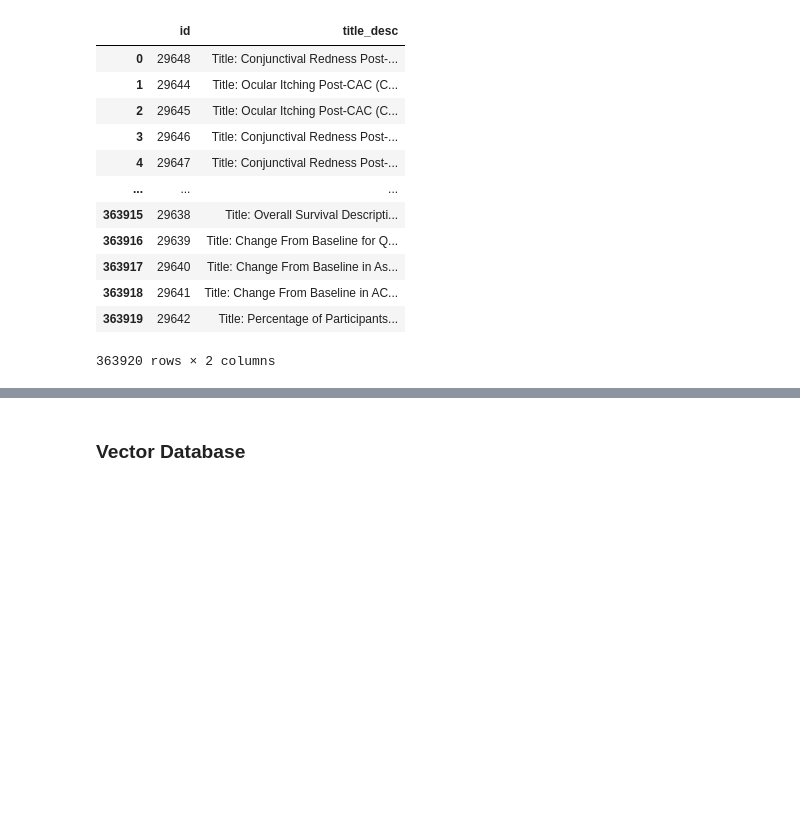
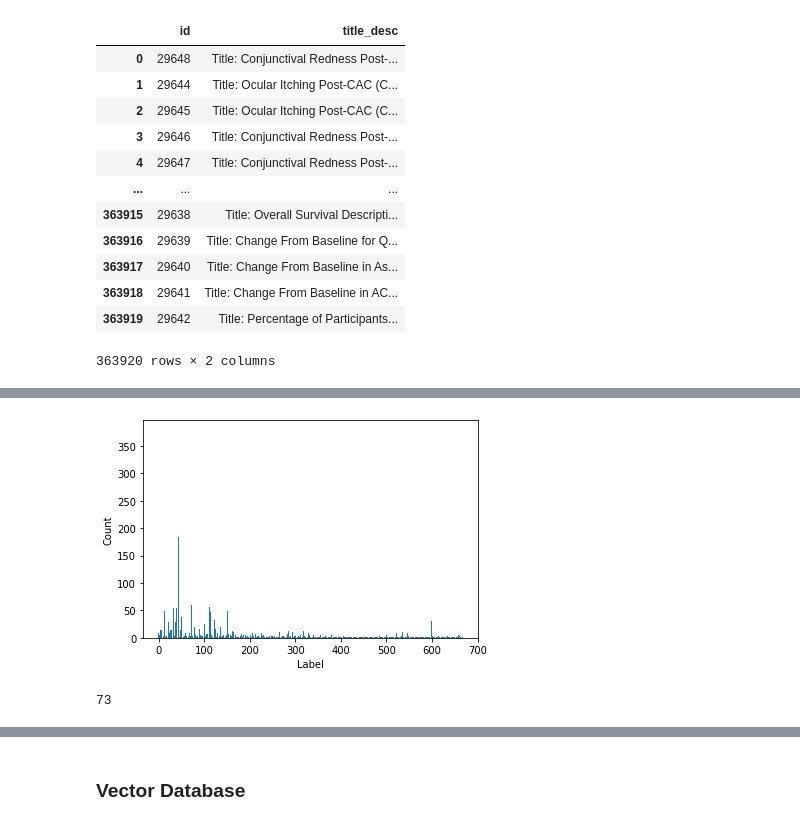
Before and after one commit to mediboard/treats, a Jupyter notebook: notebooks/MeasureSimilarity.ipynb, the cells around one changed output, grey strips where cells are left out. Saved outputs shown, nothing was run; the diff lists cells and outputs as text; code cells hidden in the pictures; blank space fills up the shorter version.

```diff
--- a/notebooks/MeasureSimilarity.ipynb
+++ b/notebooks/MeasureSimilarity.ipynb
@@ -249,0 +365,28 @@ condition_measures.to_pickle("condition_measures_emb.pkl")
+# %%
+from sklearn.cluster import AgglomerativeClustering
+import numpy as np
+
+# create agglomerative clustering object
+clustering = AgglomerativeClustering(linkage='average', distance_threshold=.55, n_clusters=None)
+
+# fit the clustering model to the data
+labels = clustering.fit_predict(X)
+# %%
+insomnia_titles['label'] = labels
+# %%
+import pandas as pd
+import matplotlib.pyplot as plt
+
+value_counts = insomnia_titles['label'].value_counts()
+
+# Plot value counts using bar chart
+plt.bar(value_counts.index, value_counts.values)
+plt.xlabel('Label')
+plt.ylabel('Count')
+plt.show()
+# %% [output]
+[figure, added]
+# %%
+(insomnia_titles['label'].value_counts() > 10).sum()
+# %% [output]
+73
```
Also changed, not shown: parts of 54 cells of this notebook, 4 other files.
